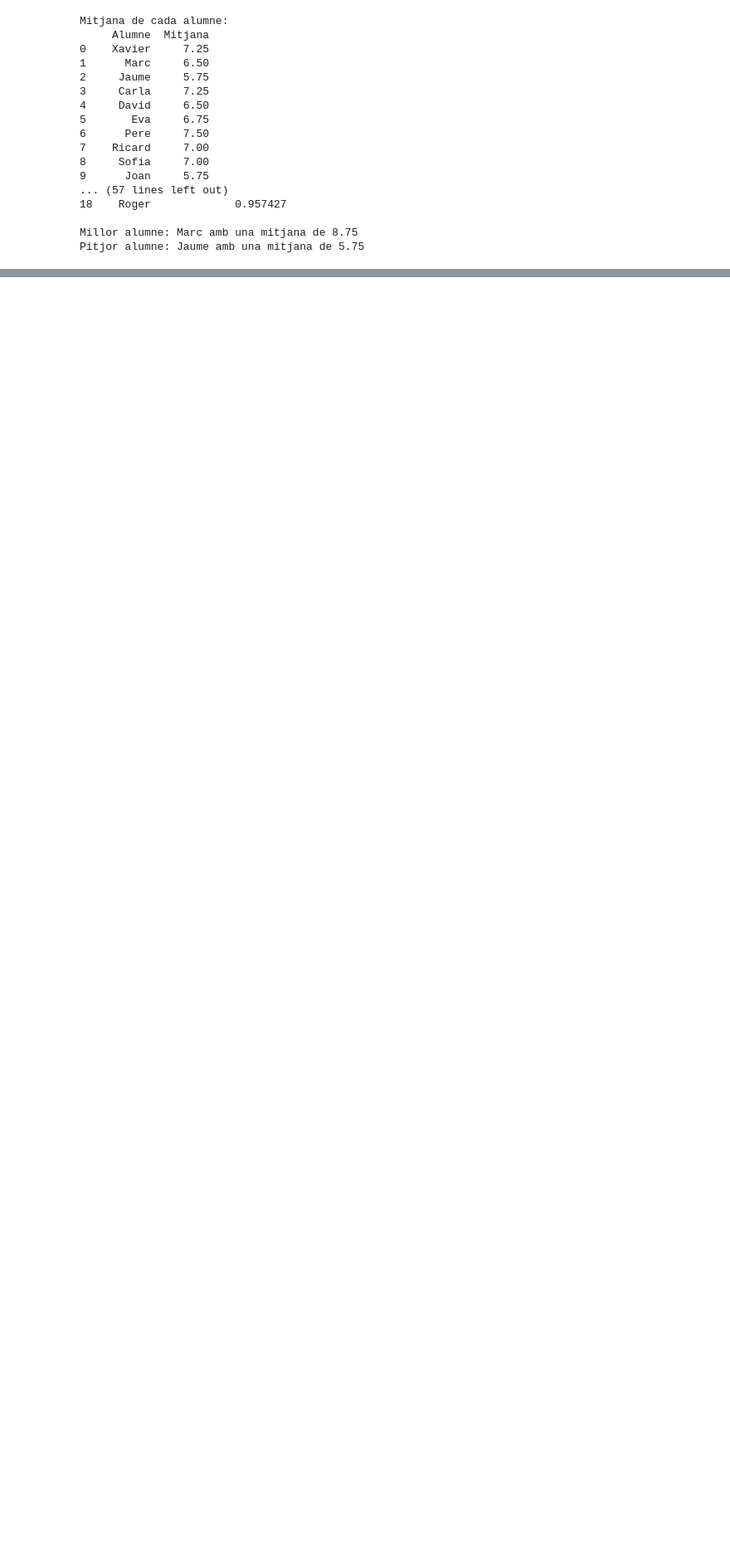
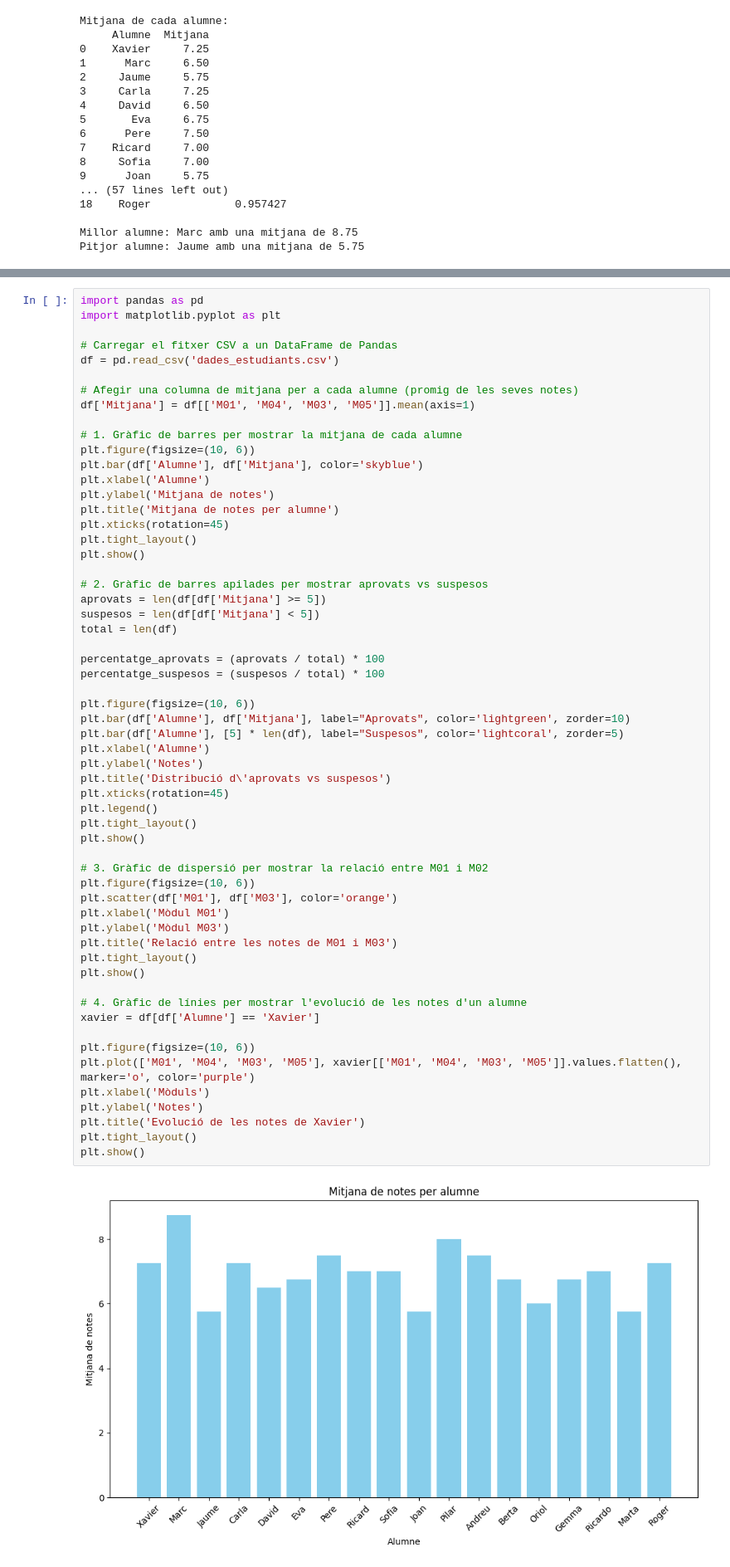
Before and after one commit to Bemen3M07/jupiter-logs-pandas-Maruga48, a Jupyter notebook: logging.ipynb, the cells around one changed output, grey strips where cells are left out. Shown at 83% size. Saved outputs shown, nothing was run; the diff lists cells and outputs as text; blank space fills up the shorter version.

```diff
--- a/logging.ipynb
+++ b/logging.ipynb
@@ -259,0 +368,60 @@ Pitjor alumne: Jaume amb una mitjana de 5.75
+# %%
+import pandas as pd
+import matplotlib.pyplot as plt
+
+# Carregar el fitxer CSV a un DataFrame de Pandas
+df = pd.read_csv('dades_estudiants.csv')
+
+# Afegir una columna de mitjana per a cada alumne (promig de les seves notes)
+df['Mitjana'] = df[['M01', 'M04', 'M03', 'M05']].mean(axis=1)
+
+# 1. Gràfic de barres per mostrar la mitjana de cada alumne
+plt.figure(figsize=(10, 6))
+plt.bar(df['Alumne'], df['Mitjana'], color='skyblue')
+plt.xlabel('Alumne')
+plt.ylabel('Mitjana de notes')
+plt.title('Mitjana de notes per alumne')
+plt.xticks(rotation=45)
+plt.tight_layout()
+plt.show()
+
+# 2. Gràfic de barres apilades per mostrar aprovats vs suspesos
+aprovats = len(df[df['Mitjana'] >= 5])
+suspesos = len(df[df['Mitjana'] < 5])
+total = len(df)
+
+percentatge_aprovats = (aprovats / total) * 100
+percentatge_suspesos = (suspesos / total) * 100
+
+plt.figure(figsize=(10, 6))
+plt.bar(df['Alumne'], df['Mitjana'], label="Aprovats", color='lightgreen', zorder=10)
+plt.bar(df['Alumne'], [5] * len(df), label="Suspesos", color='lightcoral', zorder=5)
+plt.xlabel('Alumne')
+plt.ylabel('Notes')
+plt.title('Distribució d\'aprovats vs suspesos')
+plt.xticks(rotation=45)
+plt.legend()
+plt.tight_layout()
+plt.show()
+
+# 3. Gràfic de dispersió per mostrar la relació entre M01 i M02
+plt.figure(figsize=(10, 6))
+plt.scatter(df['M01'], df['M03'], color='orange')
+plt.xlabel('Mòdul M01')
+plt.ylabel('Mòdul M03')
+plt.title('Relació entre les notes de M01 i M03')
+plt.tight_layout()
+plt.show()
+
+# 4. Gràfic de línies per mostrar l'evolució de les notes d'un alumne
+xavier = df[df['Alumne'] == 'Xavier']
+
+plt.figure(figsize=(10, 6))
+plt.plot(['M01', 'M04', 'M03', 'M05'], xavier[['M01', 'M04', 'M03', 'M05']].values.flatten(), marker='o', color='purple')
+plt.xlabel('Mòduls')
+plt.ylabel('Notes')
+plt.title('Evolució de les notes de Xavier')
+plt.tight_layout()
+plt.show()
+# %% [output]
+[figure, added]
```
Also changed, not shown: parts of 6 cells of this notebook.
